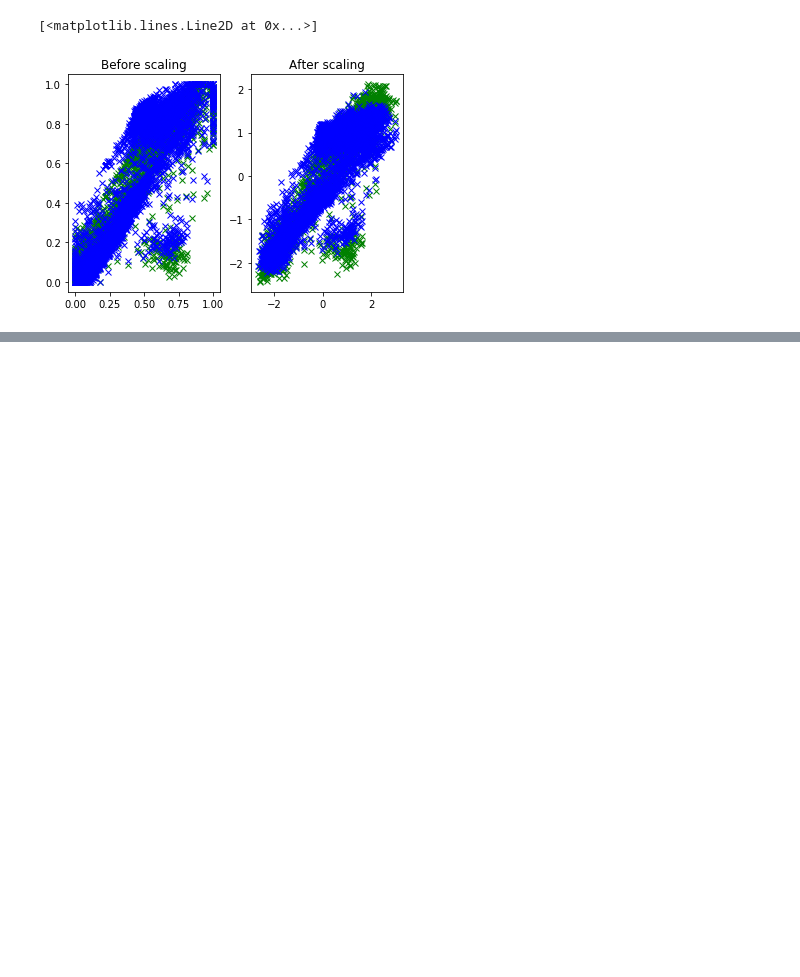
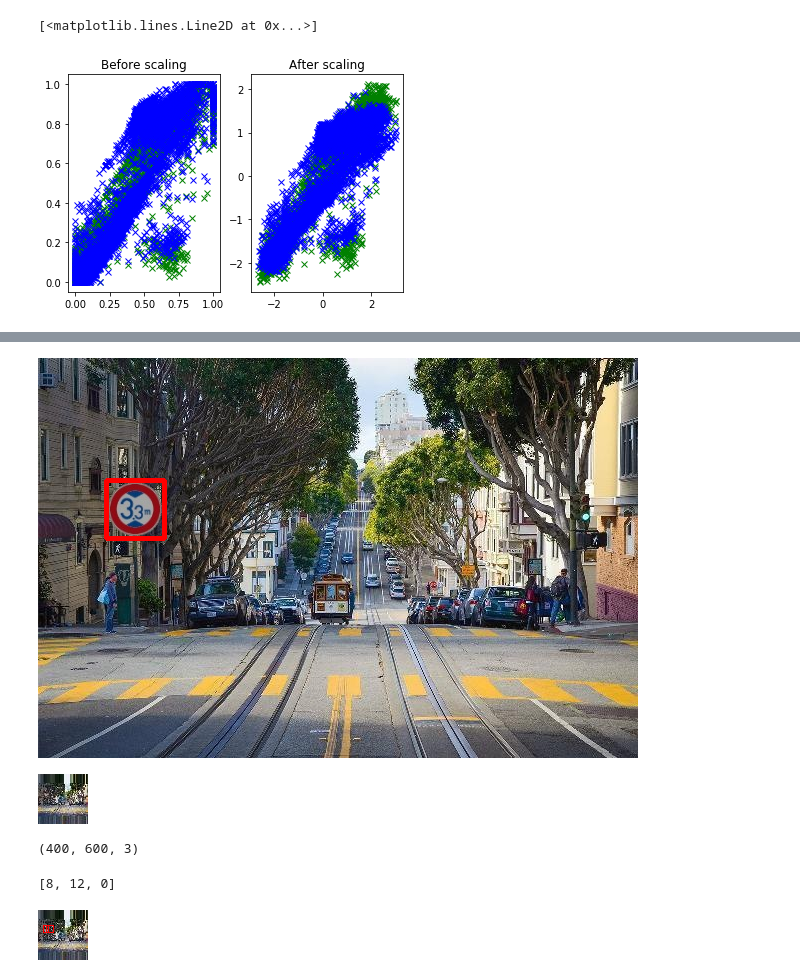
Before and after one commit to Kagamiwomiru/DatasetFactory, a Jupyter notebook: Augmentation_Tuning.ipynb, the cells around one changed output, grey strips where cells are left out. Cells and saved outputs as stored; diff of their text form; code cells hidden in the pictures; blank space fills up the shorter version.

```diff
--- a/Augmentation_Tuning.ipynb
+++ b/Augmentation_Tuning.ipynb
@@ -156,0 +197,4 @@ plt.imshow(normalizeImage(x_zcaw[0,:,:,:]))
+# %%
+display_cv_image(cv2.rectangle(img, (int(image_data[1][1]),int(image_data[1][2])),(int(image_data[1][3]),int(image_data[1][4])),(0,0,255),3))
+# %% [output]
+[figure, added]
@@ -156,0 +208,4 @@ plt.imshow(normalizeImage(x_zcaw[0,:,:,:]))
+# %%
+display_cv_image(tiny)
+# %% [output]
+[figure, added]
@@ -156,0 +217,4 @@ plt.imshow(normalizeImage(x_zcaw[0,:,:,:]))
+# %%
+org.shape
+# %% [output]
+(400, 600, 3)
@@ -156,0 +225,4 @@ plt.imshow(normalizeImage(x_zcaw[0,:,:,:]))
+# %%
+tinyShape #tiny画像の何倍サイズか（y、x、c）
+# %% [output]
+[8, 12, 0]
@@ -156,0 +237,4 @@ plt.imshow(normalizeImage(x_zcaw[0,:,:,:]))
+# %%
+display_cv_image(cv2.rectangle(tiny, (min_x,min_y),(max_x,max_y),(0,0,255),1))
+# %% [output]
+[figure, added]
```
Also changed, not shown: parts of 20 cells of this notebook, 3 other files.
